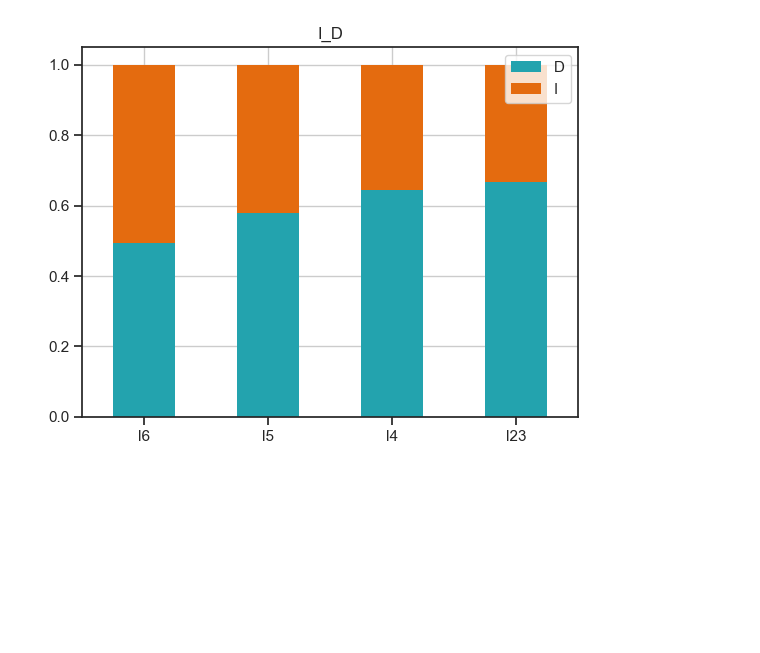
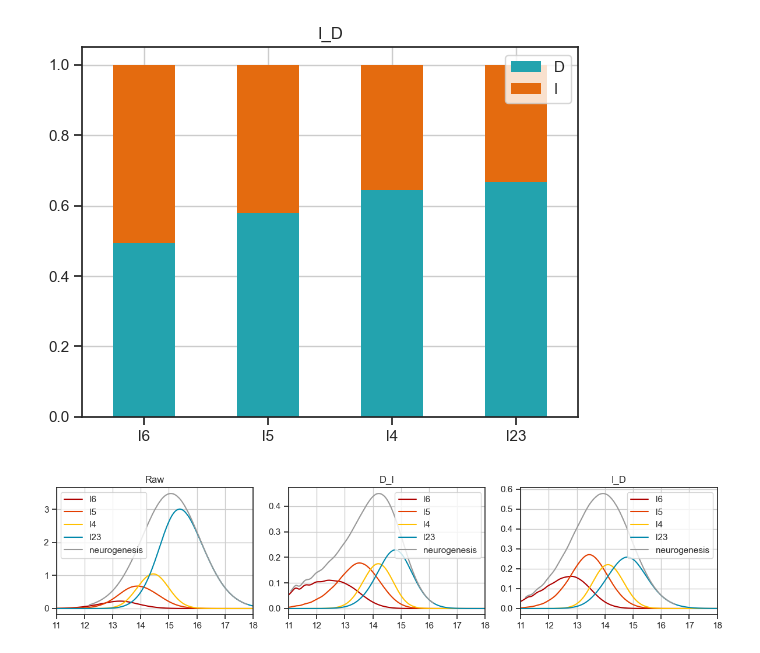
Before and after one commit to enricoenne/neurogenesis_simulation, a Jupyter notebook: results.ipynb, the cells around one changed output. Cells and saved outputs as stored; diff of their text form; code cells hidden in the pictures; blank space fills up the shorter version.

Commit message:
added layer distribution plots

```diff
--- a/results.ipynb
+++ b/results.ipynb
@@ -506,3 +506,63 @@ for sim_name in sim_names:
 [figure]
 [figure]
 [figure]
+# %%
+layer_colors = {'l6': '#ae0000',
+                'l5': '#e33e00',
+                'l4': '#ffc000',
+                'l23': '#0088ab'}
+layers = layer_colors.keys()
+colors = [layer_colors.get(layer, '#333333') for layer in layers]
+
+
+
+k = len(sims)
+
+cols = 3
+
+fig, axes = plt.subplots(1, cols, figsize=(4 * cols, 3))
+
+axes = axes.flatten()
+
+
+
+for i, s in enumerate(sim_names):
+    ax = axes[i]
+
+    x = days_vc
+
+    layers_n = tables_dict[s]['layers']
+
+    layers_sum = np.sum(layers_n, axis = 0)
+
+
+    tot_neurogenesis = tables_dict[s]['new_cells'][2,:] + tables_dict[s]['new_cells'][3,:]
+
+
+    for i, l in enumerate(layers):
+        current_layer = l
+        current_color = layer_colors[l]
+
+
+        ax.plot(x, layers_sum[i], label=current_layer, color=current_color)
+
+
+    ax.plot(x, tot_neurogenesis, label='neurogenesis', color='#999999')
+
+    ax.set_title(f'{s}')
+
+    ax.set_xlim([11,18])
+
+    ax.legend()
+    ax.grid()
+
+# hide any unused subplots if k < rows*cols
+for j in range(k, cols):
+    fig.delaxes(axes[j])
+
+plt.tight_layout()
+
+fig.savefig(f'results/neurogenesis layer distribution.pdf', dpi=300)
+plt.show()
+# %% [output]
+[figure, added]
```
